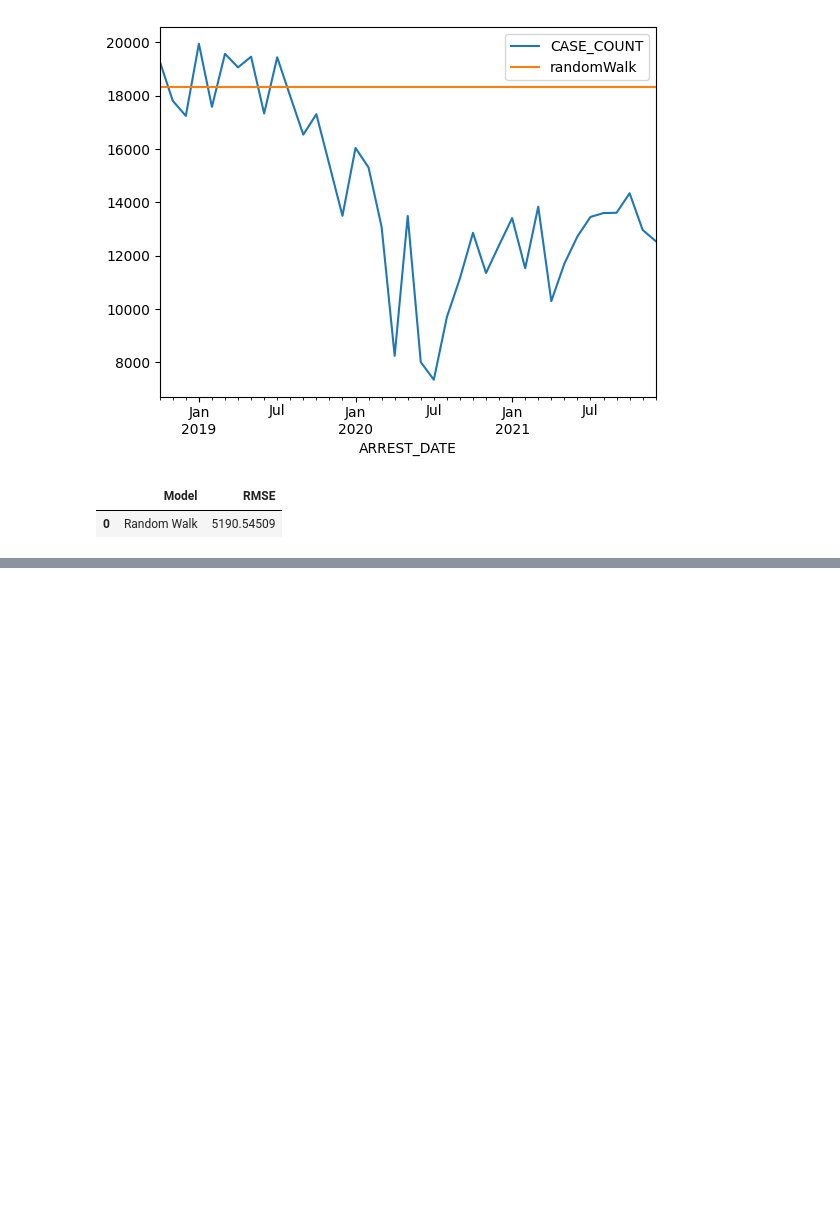
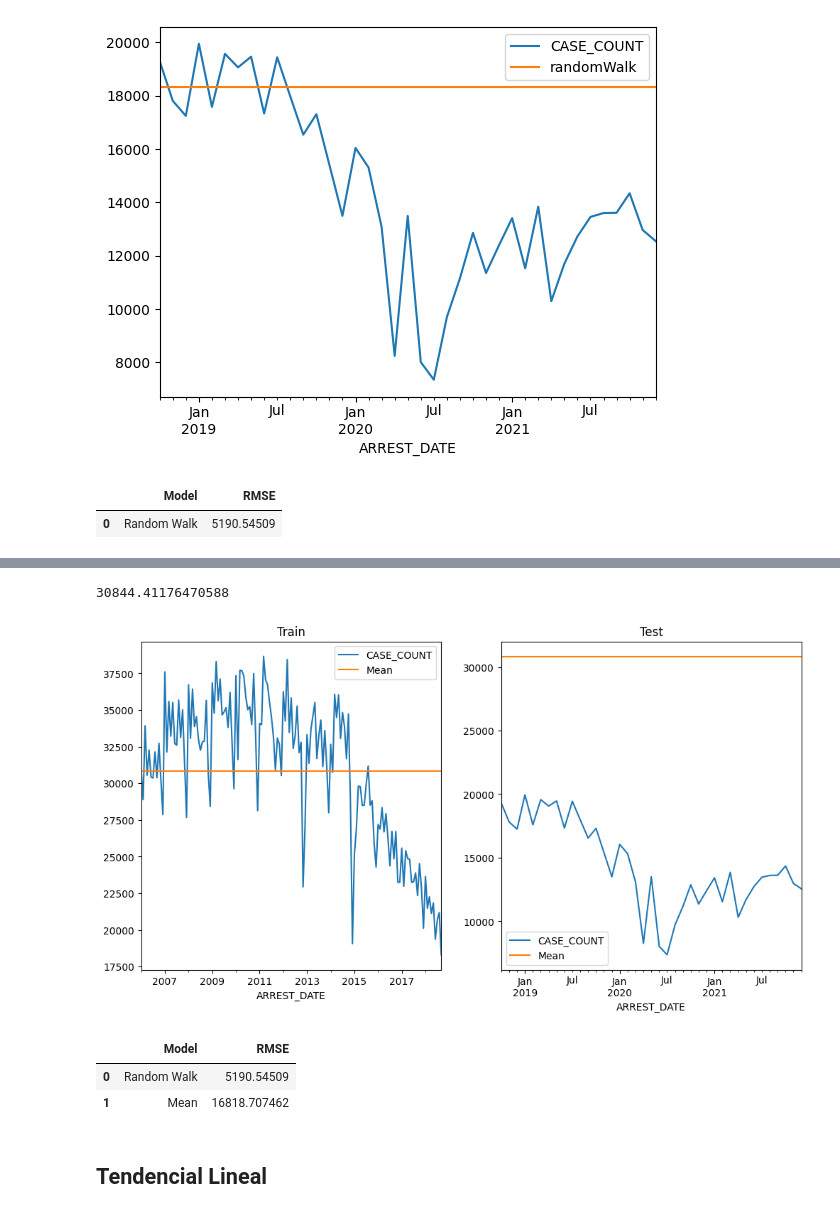
Before and after one commit to matiascapurroriver/predictivoAvanzado, a Jupyter notebook: ST.ipynb, the cells around one changed output, grey strips where cells are left out. Saved outputs shown, nothing was run; the diff lists cells and outputs as text; code cells hidden in the pictures; blank space fills up the shorter version.

```diff
--- a/ST.ipynb
+++ b/ST.ipynb
@@ -186,0 +200,18 @@ df_results
+# %%
+model_mean_pred = df_train['CASE_COUNT'].mean()
+model_mean_pred
+# %% [output]
+30844.41176470588
+# %%
+df_train_mc = df_train.copy()
+df_train_mc['Mean'] = model_mean_pred
+
+df_test_mc = df_test.copy()
+df_test_mc['Mean'] = model_mean_pred
+# %%
+fig, axes = plt.subplots(1, 2, figsize=(12, 6))
+df_train_mc.plot(ax=axes[0], y = ["CASE_COUNT","Mean"],title='Train')
+df_test_mc.plot(ax=axes[1],y = ["CASE_COUNT","Mean"], title='Test')
+plt.show()
+# %% [output]
+[figure, added]
@@ -186,0 +220,10 @@ df_results
+# %%
+df_results.loc[1, "Model"] = "Mean"
+df_results.loc[1, "RMSE"] = model_rmse
+df_results.head()
+# %% [output]
+|  | Model | RMSE |
+| 0 | Random Walk | 5190.54509 |
+| 1 | Mean | 16818.707462 |
+# %% [markdown]
+## Tendencial Lineal
```
Also changed, not shown: parts of 42 cells of this notebook.
